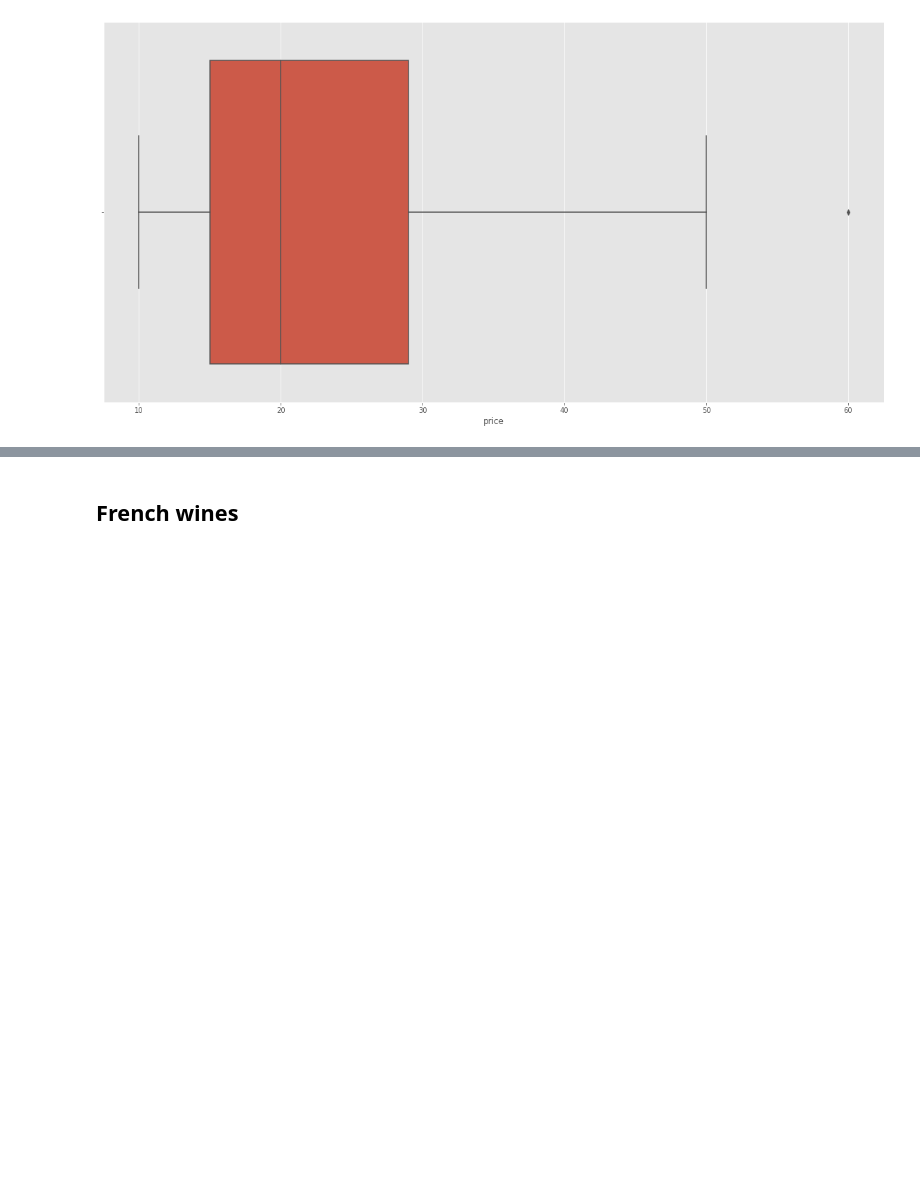
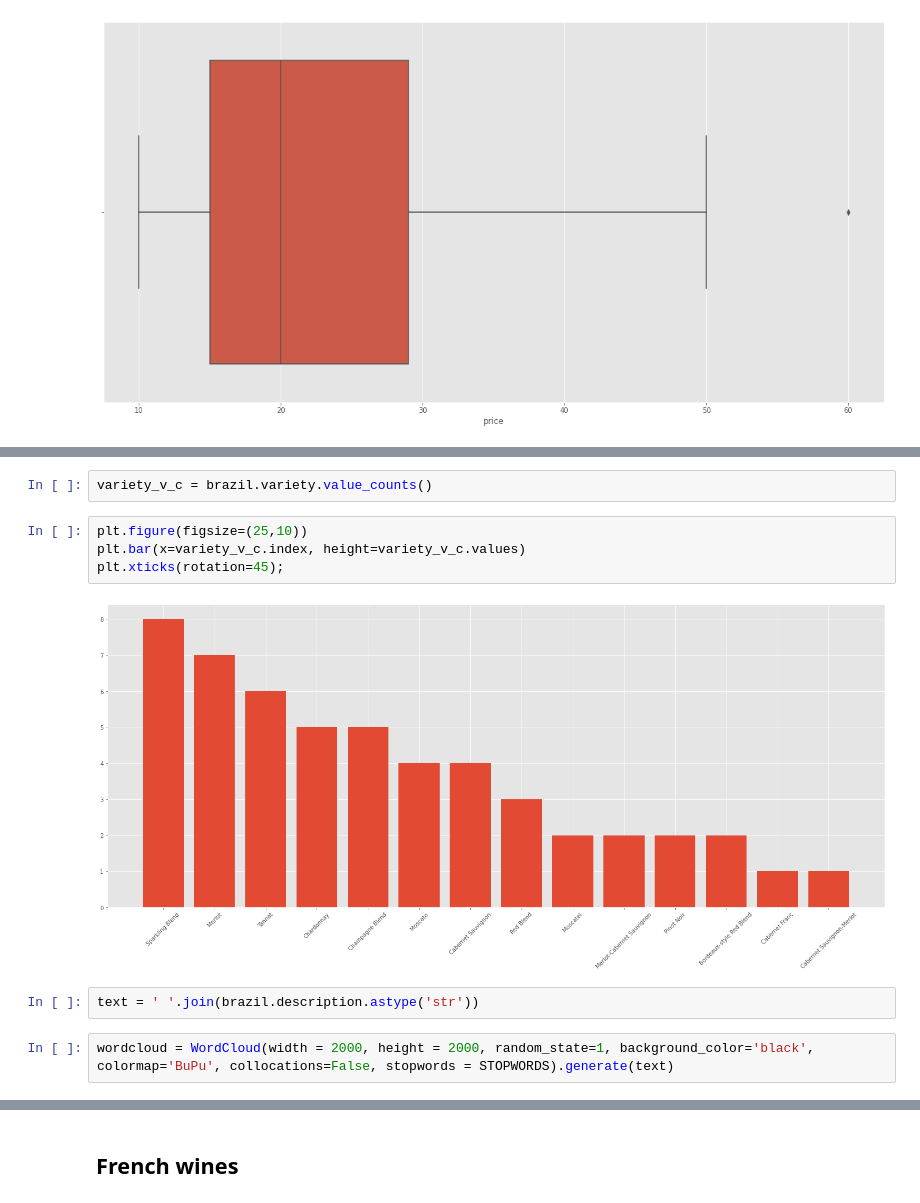
Before and after one commit to tutss/datascience, a Jupyter notebook: wine_eda.ipynb, the cells around one changed output, grey strips where cells are left out. Cells and saved outputs as stored; diff of their text form; blank space fills up the shorter version.

```diff
--- a/wine_eda.ipynb
+++ b/wine_eda.ipynb
@@ -217,0 +359,12 @@ Pass the following variable as a keyword arg: x. From version 0.12, the only val
+# %%
+variety_v_c = brazil.variety.value_counts()
+# %%
+plt.figure(figsize=(25,10))
+plt.bar(x=variety_v_c.index, height=variety_v_c.values)
+plt.xticks(rotation=45);
+# %% [output]
+[figure, added]
+# %%
+text = ' '.join(brazil.description.astype('str'))
+# %%
+wordcloud = WordCloud(width = 2000, height = 2000, random_state=1, background_color='black', colormap='BuPu', collocations=False, stopwords = STOPWORDS).generate(text)
```
Also changed, not shown: parts of 19 cells of this notebook, 1 other file.
